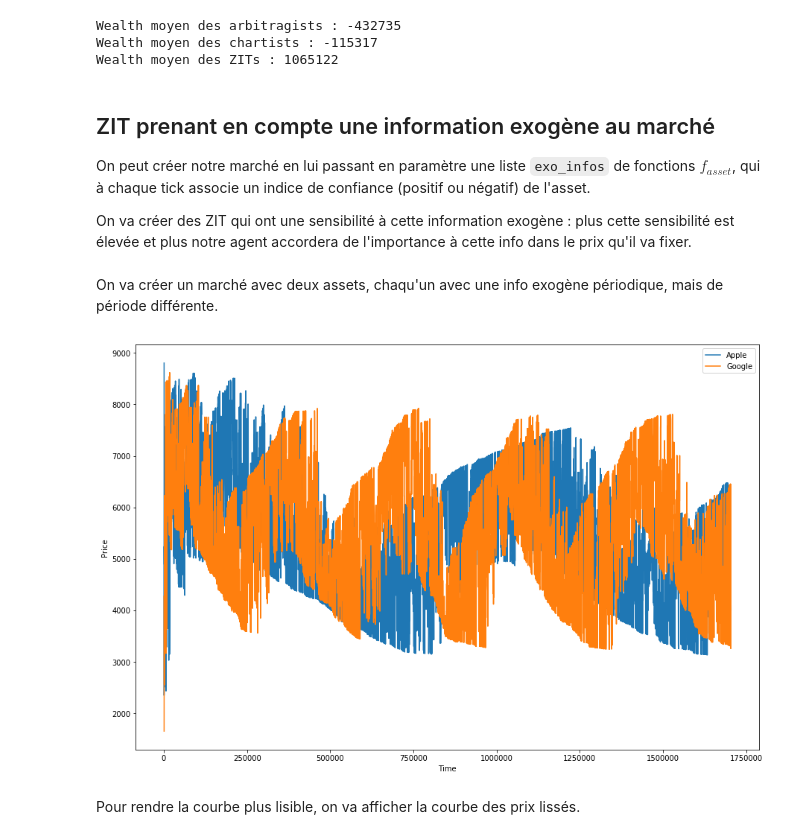
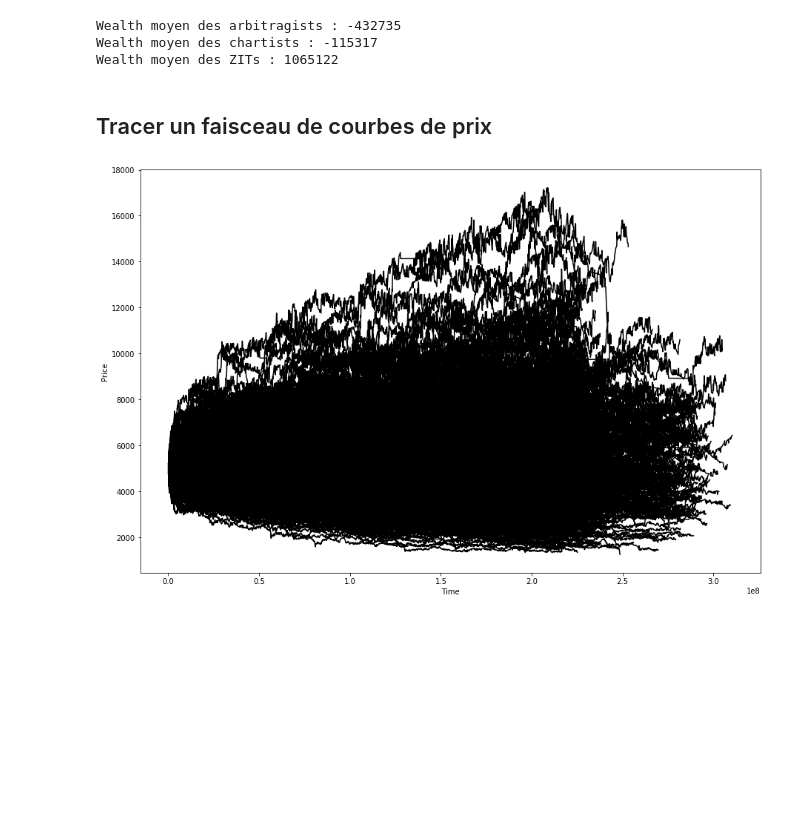
Before and after one commit to cristal-smac/atomPython, a Jupyter notebook: Agents.ipynb, the cells around one changed output. Cells and saved outputs as stored; diff of their text form; code cells hidden in the pictures; blank space fills up the shorter version.

```diff
--- a/Agents.ipynb
+++ b/Agents.ipynb
@@ -53,13 +53,13 @@ plt.show()
 
 On va créer des ZIT qui, a deux paramètres `delta` et `pb_cancel`. Ce ZIT va envoyer avec une probabilité pb_cancel un ordre `CancelMyOrders`, qui annule tous ses ordres dans un carnet d'ordre donné, et avec probabilité 1 - pb_cancel, il va envoyer un `LimitOrder` pour lequel il va choisir le prix uniformément entre $p(1-\delta)$ et $p(1+\delta)$, où p est le dernier prix fixé pour l'asset.
 # %%
-class ZITTrader_v1bis(Trader):
+class ZITTrader_delta(Trader):
     def __init__(self, market, initial_assets=None, cash=0, delta=0.05, pb_cancel=0.1):
         Trader.__init__(self, market, initial_assets, cash)
         self.delta = delta
         self.pb_cancel = pb_cancel
     def __str__(self):
-        return "ZITbis %i" % self.trader_id
+        return "ZITdelta %i" % self.trader_id
     def decide_order(self, market, asset):
         r = random.random() # 0 <= r < 1
         if r < self.pb_cancel:
@@ -76,7 +76,7 @@ Remarque 2 : si on change la borne sup du prix `1+int((1+self.delta)*last_price)
 file = open('trace.dat', 'w')
 m = Market(['Apple', 'Google'], out=file, trace=['price'], fix='S')
 for i in range(10):
-    m.add_trader(ZITTrader_v1bis(m, delta=0.05, pb_cancel=0.1))
+    m.add_trader(ZITTrader_delta(m, delta=0.05, pb_cancel=0.1))
 for i in range(5000):
     m.run_once()
 file.close()
@@ -438,9 +438,3 @@ print("Wealth moyen des arbitragists : %i\nWealth moyen des chartists : %i\nWeal
 Wealth moyen des arbitragists : -432735
 Wealth moyen des chartists : -115317
 Wealth moyen des ZITs : 1065122
-# %% [markdown]
-## ZIT prenant en compte une information exogène au marché
-
-On peut créer notre marché en lui passant en paramètre une liste `exo_infos` de fonctions $f_{asset}$, qui à chaque tick associe un indice de confiance (positif ou négatif) de l'asset.
-
-On va créer des ZIT qui ont une sensibilité à cette information exogène : plus cette sensibilité est élevée et plus notre agent accordera de l'importance à cette info dans le prix qu'il va fixer.
@@ -460,23 +441,19 @@ class ZITTraderExo(Trader):
-# %% [markdown]
-On va créer un marché avec deux assets, chaqu'un avec une info exogène périodique, mais de période différente.
+# %% [markdown]
+## Tracer un faisceau de courbes de prix
 # %%
-from math import cos, sin
-file = open('trace.dat', 'w')
-m = Market(['Apple', 'Google'], exo_infos=[(lambda x: sin(x/100)), (lambda x: sin(x/40))], out=file, trace=['price'], fix='L')
-for i in range(10):
-    m.add_trader(ZITTraderExo(m, sensitivity=3000))
-for i in range(1256):
-    m.run_once()
-file.close()
+nb_simulations = 1000
+for i in range(nb_simulations):
+    file = open('trace.dat', 'w')
+    m = Market(['Apple'], out=file, trace=['price'], fix='S')
+    for i in range(10):
+        m.add_trader(ZITTrader_delta(m, delta=0.05, pb_cancel=0.1))
+    for i in range(500):
+        m.run_once()
+    file.close()
+    Prices = extract_prices('trace.dat')
+    plt.plot(Prices['Apple'][0], Prices['Apple'][1], 'k-')
+plt.xlabel('Time')
+plt.ylabel('Price')
+plt.show()
+# %% [output]
+[figure, added]
-# %%
-Prices = extract_prices('trace.dat')
-for asset in Prices.keys():
-    plt.plot(Prices[asset][0], Prices[asset][1], '-', label=asset)
-plt.legend(loc='best')
-plt.xlabel('Time')
-plt.ylabel('Price')
-plt.show()
-# %% [output]
-[figure, removed]
-# %% [markdown]
-Pour rendre la courbe plus lisible, on va afficher la courbe des prix lissés.
```
Also changed, not shown: parts of 3 cells of this notebook, 5 other files.
